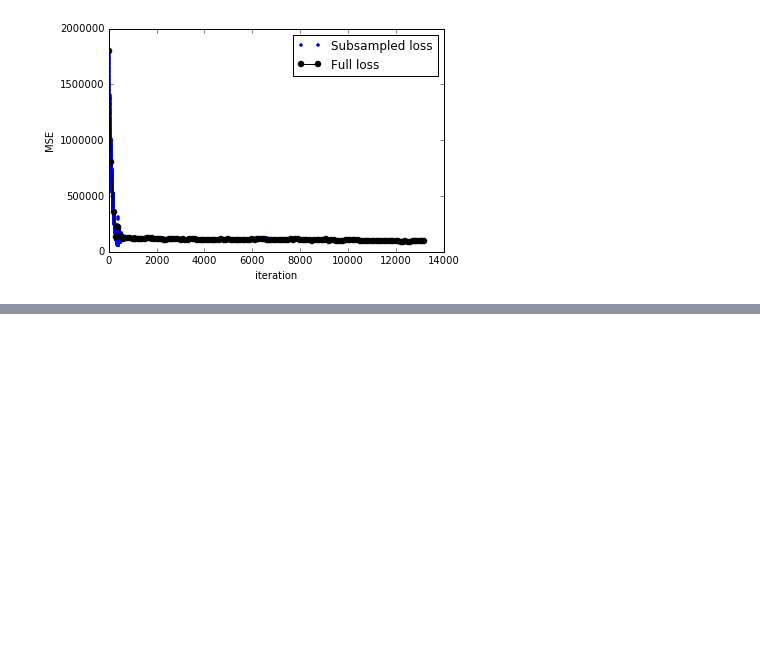
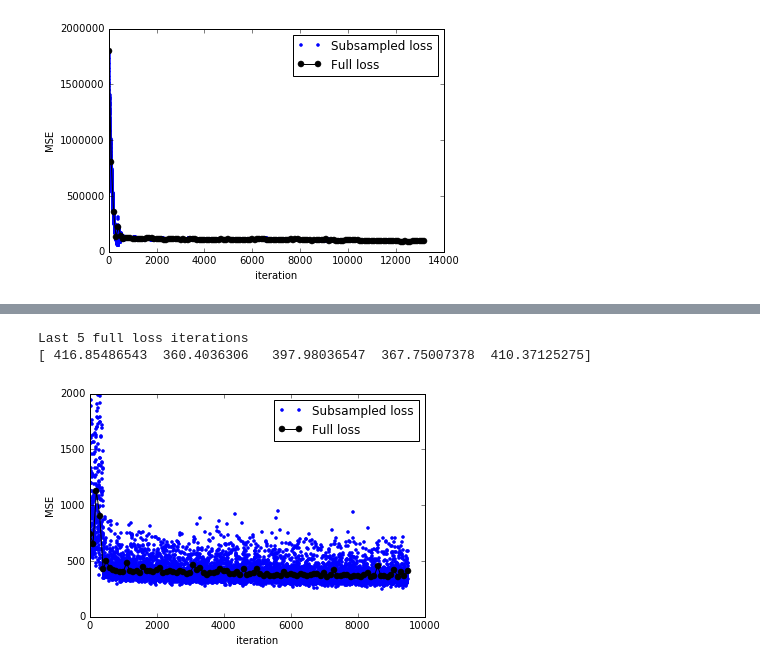
Before and after one commit to KasparP/PSI_simulations, a Jupyter notebook: Python/PlotLoss.ipynb, the cells around one changed output, grey strips where cells are left out. Drawn from its saved outputs; the diff is of its cells as text; code cells hidden in the pictures; blank space fills up the shorter version.

```diff
--- a/Python/PlotLoss.ipynb
+++ b/Python/PlotLoss.ipynb
@@ -61,0 +62,20 @@ plt.plot([0, 20000],[0, 20000],'k');
+# %%
+expt3=io.loadmat('expt3/output.mat')
+loss=expt3['loss']
+loss = loss[loss>0]
+lossall = loss[::100]
+tall = np.arange(len(lossall))*100
+
+print 'Last 5 full loss iterations'
+print lossall[-5:]
+
+plt.plot(loss,'.');
+plt.plot(tall,lossall,'ko-');
+plt.legend(('Subsampled loss','Full loss'));
+plt.ylim(0,2000);
+plt.xlabel('iteration');
+plt.ylabel('MSE');
+# %% [output]
+Last 5 full loss iterations
+[ 416.85486543  360.4036306   397.98036547  367.75007378  410.37125275]
+[figure, added]
```
Also changed, not shown: parts of 10 cells of this notebook, 25 other files.
